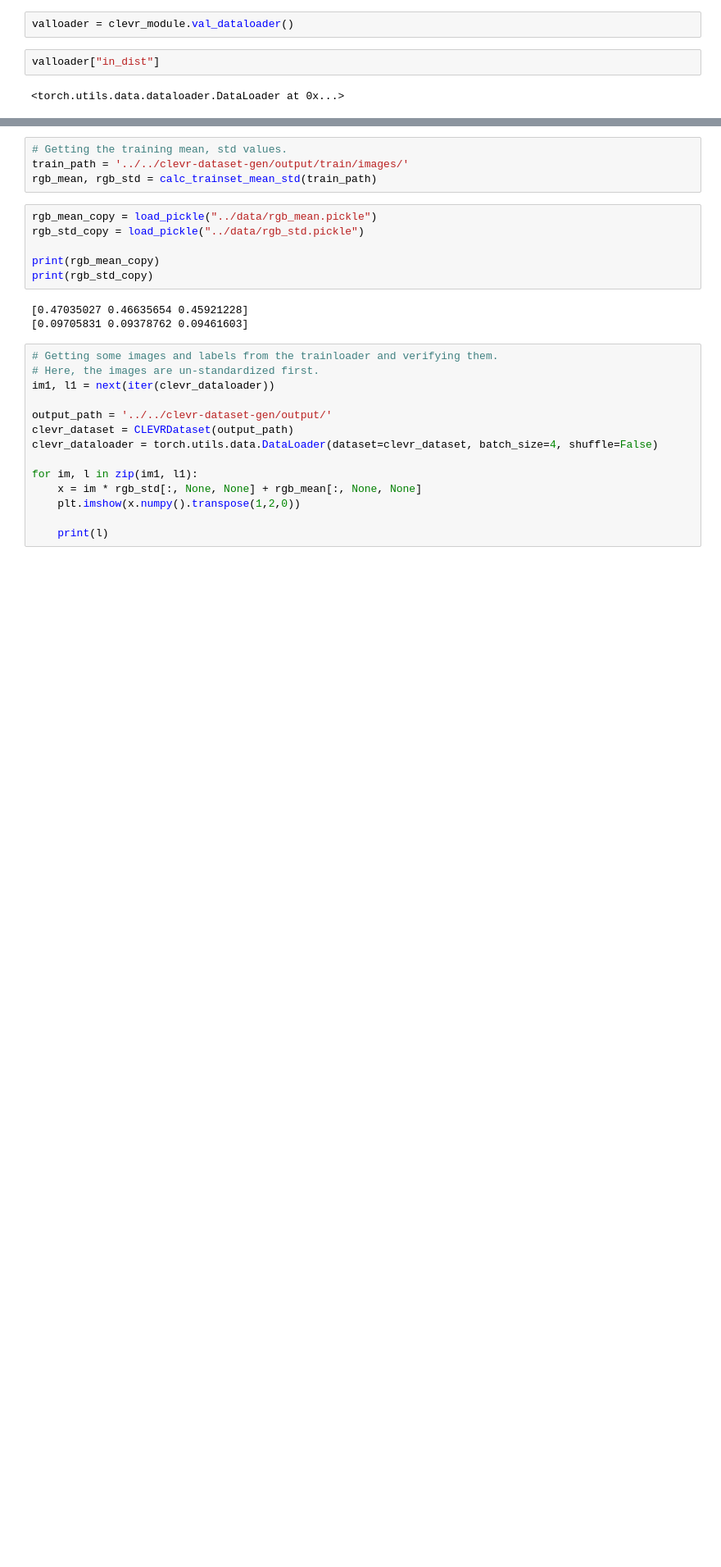
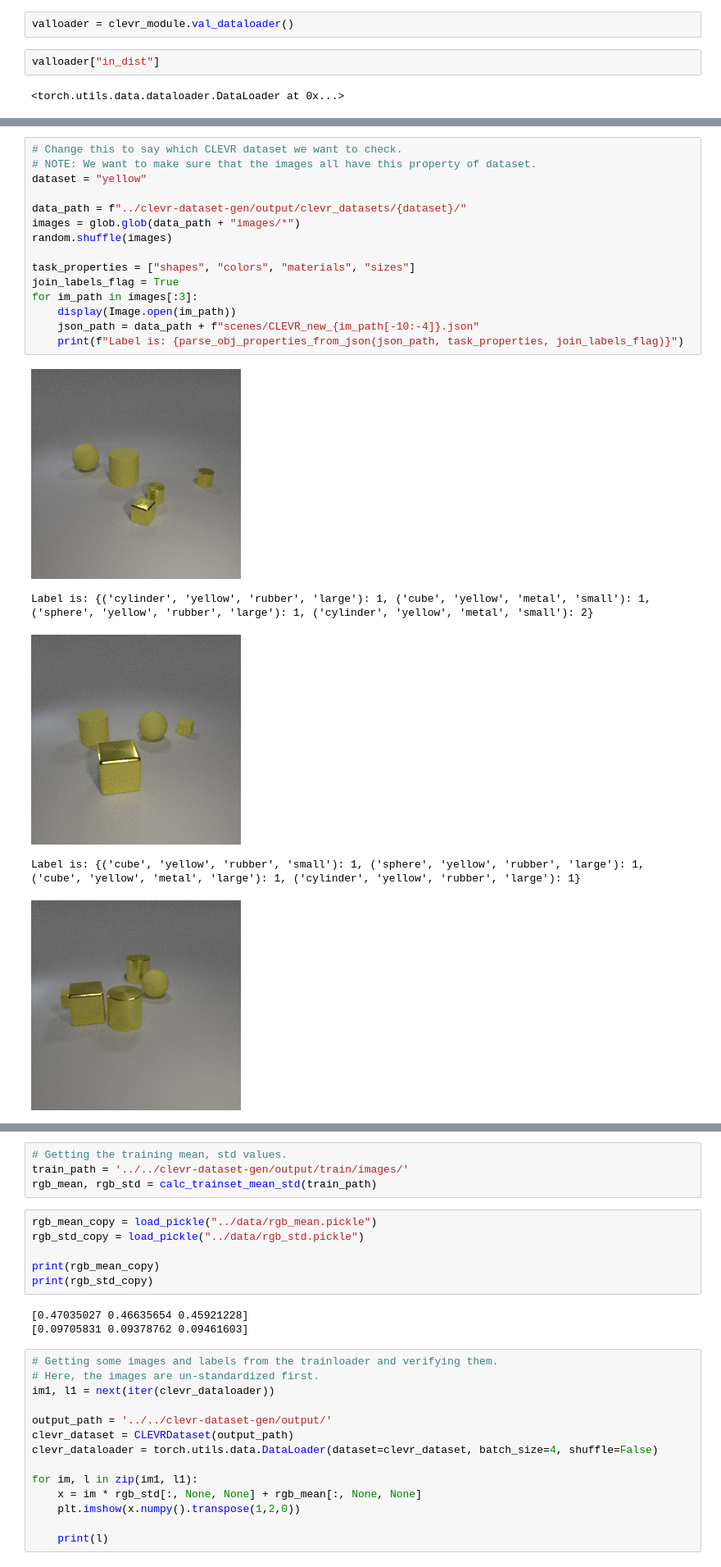
Before and after one commit to clrkwng/exploring_compositionality, a Jupyter notebook: clevr_exploration/clevr_network/clevr_testing.ipynb, the cells around one changed output, grey strips where cells are left out. Shown at 82% size. Saved outputs shown, nothing was run; the diff lists cells and outputs as text; blank space fills up the shorter version.

```diff
--- a/clevr_exploration/clevr_network/clevr_testing.ipynb
+++ b/clevr_exploration/clevr_network/clevr_testing.ipynb
@@ -342,0 +302,21 @@ for _, lbls in iter(trainloader):
+# %%
+# Change this to say which CLEVR dataset we want to check.
+# NOTE: We want to make sure that the images all have this property of dataset.
+dataset = "yellow"
+
+data_path = f"../clevr-dataset-gen/output/clevr_datasets/{dataset}/"
+images = glob.glob(data_path + "images/*")
+random.shuffle(images)
+
+task_properties = ["shapes", "colors", "materials", "sizes"]
+join_labels_flag = True
+for im_path in images[:3]:
+    display(Image.open(im_path))
+    json_path = data_path + f"scenes/CLEVR_new_{im_path[-10:-4]}.json"
+    print(f"Label is: {parse_obj_properties_from_json(json_path, task_properties, join_labels_flag)}")
+# %% [output]
+[figure, added]
+Label is: {('cylinder', 'yellow', 'rubber', 'large'): 1, ('cube', 'yellow', 'metal', 'small'): 1, ('sphere', 'yellow', 'rubber', 'large'): 1, ('cylinder', 'yellow', 'metal', 'small'): 2}
+[figure, added]
+Label is: {('cube', 'yellow', 'rubber', 'small'): 1, ('sphere', 'yellow', 'rubber', 'large'): 1, ('cube', 'yellow', 'metal', 'large'): 1, ('cylinder', 'yellow', 'rubber', 'large'): 1}
+[figure, added]
```
Also changed, not shown: parts of 28 cells of this notebook, 27 other files.
